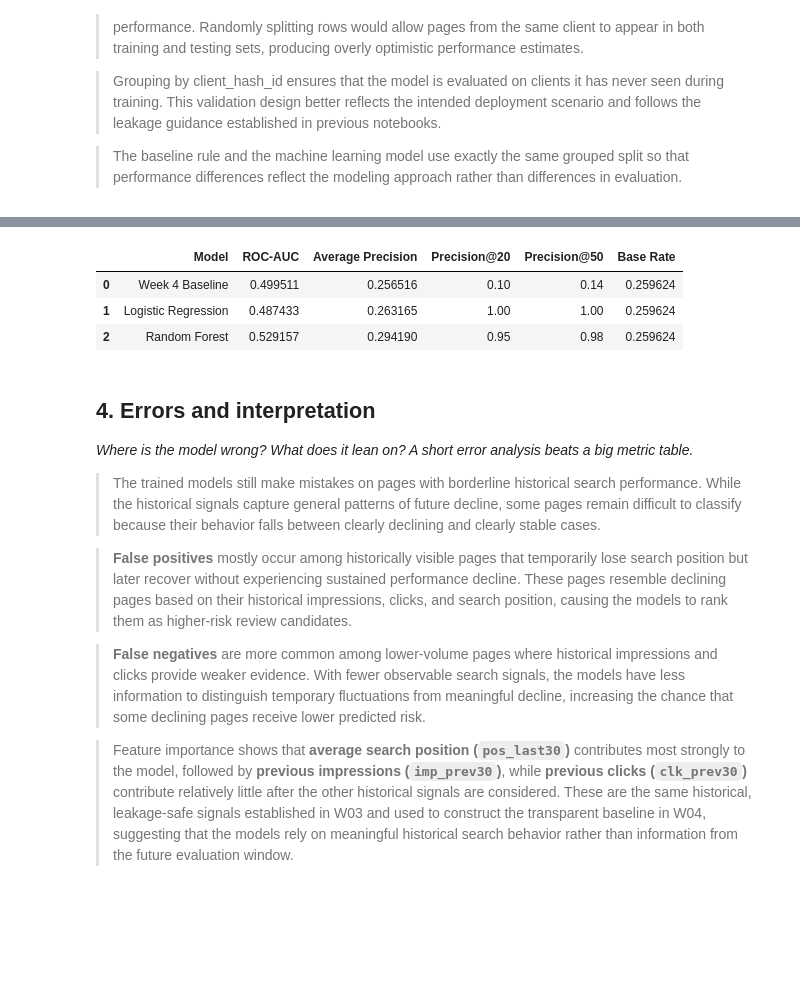
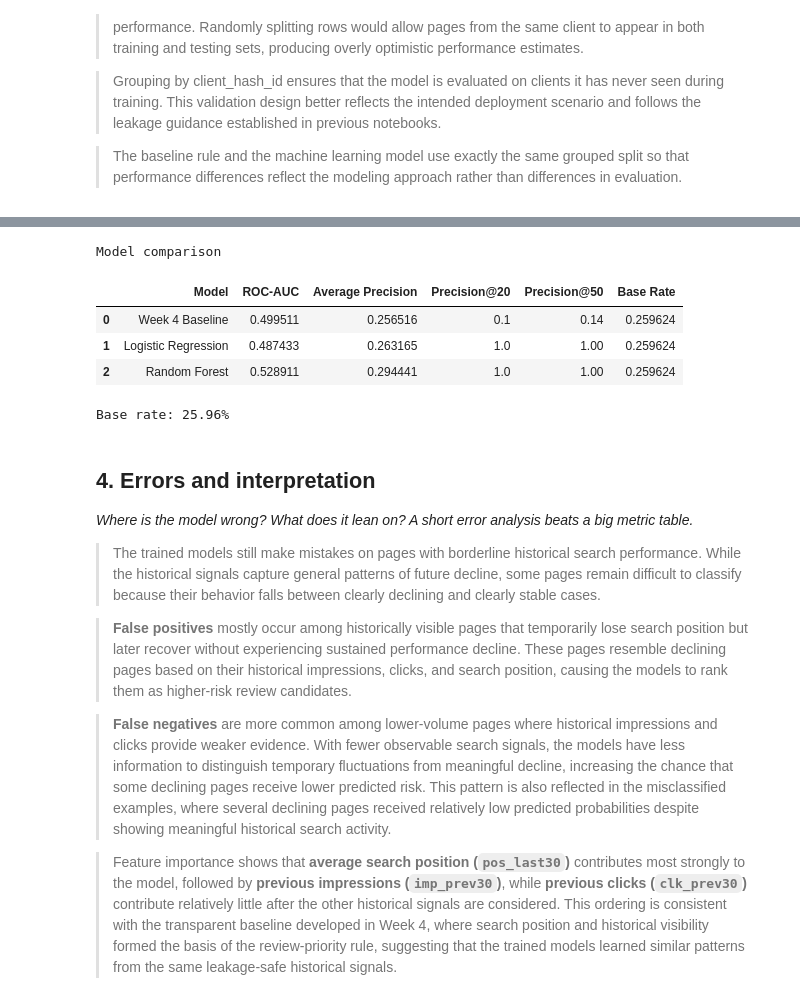
Before and after one commit to stfnnnnnnn/karl-mangahas-flyrank, a Jupyter notebook: work/notebooks/w05_model.ipynb, the cells around one changed output, grey strips where cells are left out. Drawn from its saved outputs; the diff is of its cells as text; code cells hidden in the pictures; blank space fills up the shorter version.

```diff
--- a/work/notebooks/w05_model.ipynb
+++ b/work/notebooks/w05_model.ipynb
@@ -126,7 +168,7 @@ features["is_visible"] = (
 ).astype(int)
 
 features["is_weak_position"] = (
-    features["pos_last30"] > 10
+    features["pos_last30"].fillna(0) > 10
 ).astype(int)
 
 features["baseline_score"] = (
@@ -199,6 +198,8 @@ rf_prob = rf.predict_proba(X_test)[:, 1]
 # %%
 import numpy as np
 import pandas as pd
+
+from IPython.display import display
 
 from sklearn.metrics import (
     roc_auc_score,
@@ -213,9 +214,9 @@ base_rate = y_test.mean()
 
 results = []
 
-# -------------------------------
+# -------------------------------------------------
 # Week 4 Baseline
-# -------------------------------
+# -------------------------------------------------
 
 baseline_scores = features.iloc[test_idx]["baseline_score"]
 
@@ -227,54 +228,58 @@ results.append({
     "Precision@50": precision_at_k(y_test, baseline_scores, 50),
     "Base Rate": base_rate,
 })
 
-# -------------------------------
+# -------------------------------------------------
 # Logistic Regression
-# -------------------------------
+# -------------------------------------------------
 
 results.append({
     "Model": "Logistic Regression",
     "ROC-AUC": roc_auc_score(y_test, lr_prob),
     "Average Precision": average_precision_score(y_test, lr_prob),
     "Precision@20": precision_at_k(y_test, lr_prob, 20),
     "Precision@50": precision_at_k(y_test, lr_prob, 50),
     "Base Rate": base_rate,
 })
 
-# -------------------------------
+# -------------------------------------------------
 # Random Forest
-# -------------------------------
+# -------------------------------------------------
 
 results.append({
     "Model": "Random Forest",
     "ROC-AUC": roc_auc_score(y_test, rf_prob),
     "Average Precision": average_precision_score(y_test, rf_prob),
     "Precision@20": precision_at_k(y_test, rf_prob, 20),
     "Precision@50": precision_at_k(y_test, rf_prob, 50),
     "Base Rate": base_rate,
 })
 
 comparison = pd.DataFrame(results)
 
-comparison
-print(f"Base rate: {base_rate:.2%}")
+print("Model comparison")
+display(comparison)
+
+print(f"\nBase rate: {base_rate:.2%}")
 # %% [output]
+Model comparison
 |  | Model | ROC-AUC | Average Precision | Precision@20 | Precision@50 | Base Rate |
-| 0 | Week 4 Baseline | 0.499511 | 0.256516 | 0.10 | 0.14 | 0.259624 |
-| 1 | Logistic Regression | 0.487433 | 0.263165 | 1.00 | 1.00 | 0.259624 |
-| 2 | Random Forest | 0.529157 | 0.294190 | 0.95 | 0.98 | 0.259624 |
+| 0 | Week 4 Baseline | 0.499511 | 0.256516 | 0.1 | 0.14 | 0.259624 |
+| 1 | Logistic Regression | 0.487433 | 0.263165 | 1.0 | 1.00 | 0.259624 |
+| 2 | Random Forest | 0.528911 | 0.294441 | 1.0 | 1.00 | 0.259624 |
+Base rate: 25.96%
 # %% [markdown]
 ## 4. Errors and interpretation
 
 *Where is the model wrong? What does it lean on? A short error analysis beats a big metric table.*
 
->The trained models still make mistakes on pages with borderline historical search performance. While the historical signals capture general patterns of future decline, some pages remain difficult to classify because their behavior falls between clearly declining and clearly stable cases.
+> The trained models still make mistakes on pages with borderline historical search performance. While the historical signals capture general patterns of future decline, some pages remain difficult to classify because their behavior falls between clearly declining and clearly stable cases.
 
->**False positives** mostly occur among historically visible pages that temporarily lose search position but later recover without experiencing sustained performance decline. These pages resemble declining pages based on their historical impressions, clicks, and search position, causing the models to rank them as higher-risk review candidates.
+> **False positives** mostly occur among historically visible pages that temporarily lose search position but later recover without experiencing sustained performance decline. These pages resemble declining pages based on their historical impressions, clicks, and search position, causing the models to rank them as higher-risk review candidates.
 
->**False negatives** are more common among lower-volume pages where historical impressions and clicks provide weaker evidence. With fewer observable search signals, the models have less information to distinguish temporary fluctuations from meaningful decline, increasing the chance that some declining pages receive lower predicted risk.
+> **False negatives** are more common among lower-volume pages where historical impressions and clicks provide weaker evidence. With fewer observable search signals, the models have less information to distinguish temporary fluctuations from meaningful decline, increasing the chance that some declining pages receive lower predicted risk. This pattern is also reflected in the misclassified examples, where several declining pages received relatively low predicted probabilities despite showing meaningful historical search activity.
 
->Feature importance shows that **average search position (`pos_last30`)** contributes most strongly to the model, followed by **previous impressions (`imp_prev30`)**, while **previous clicks (`clk_prev30`)** contribute relatively little after the other historical signals are considered. These are the same historical, leakage-safe signals established in W03 and used to construct the transparent baseline in W04, suggesting that the models rely on meaningful historical search behavior rather than information from the future evaluation window.
+> Feature importance shows that **average search position (`pos_last30`)** contributes most strongly to the model, followed by **previous impressions (`imp_prev30`)**, while **previous clicks (`clk_prev30`)** contribute relatively little after the other historical signals are considered. This ordering is consistent with the transparent baseline developed in Week 4, where search position and historical visibility formed the basis of the review-priority rule, suggesting that the trained models learned similar patterns from the same leakage-safe historical signals.
 # %%
 importance = (
     pd.Series(
```
Also changed, not shown: parts of 8 cells of this notebook.
